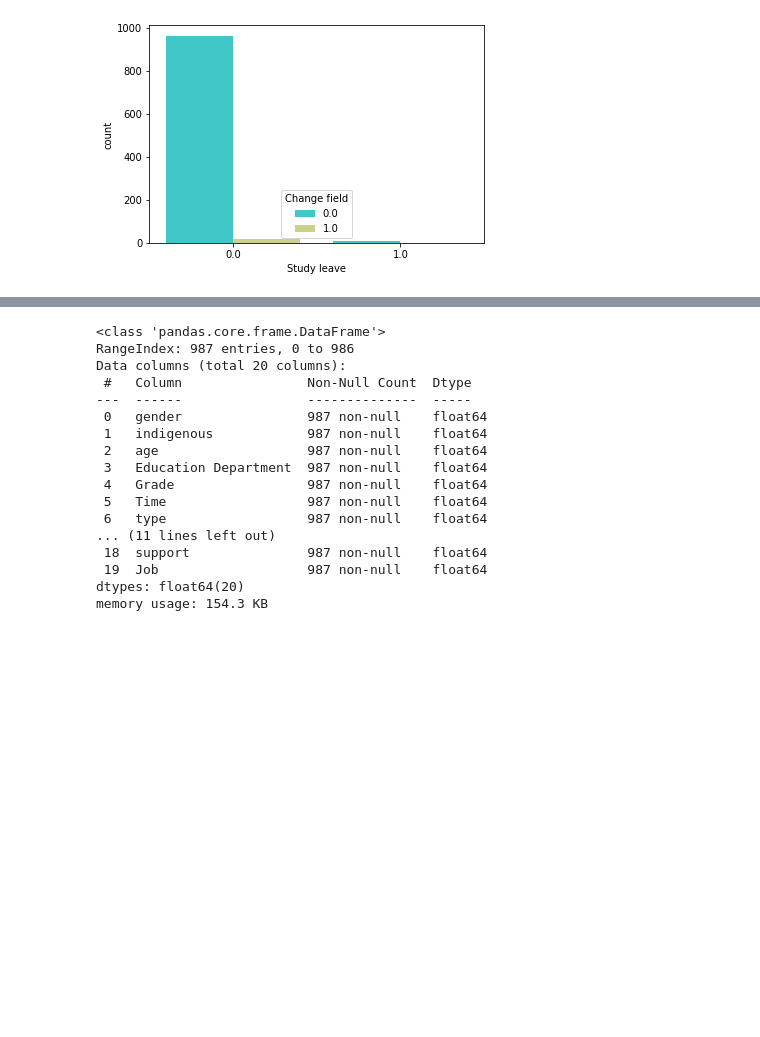
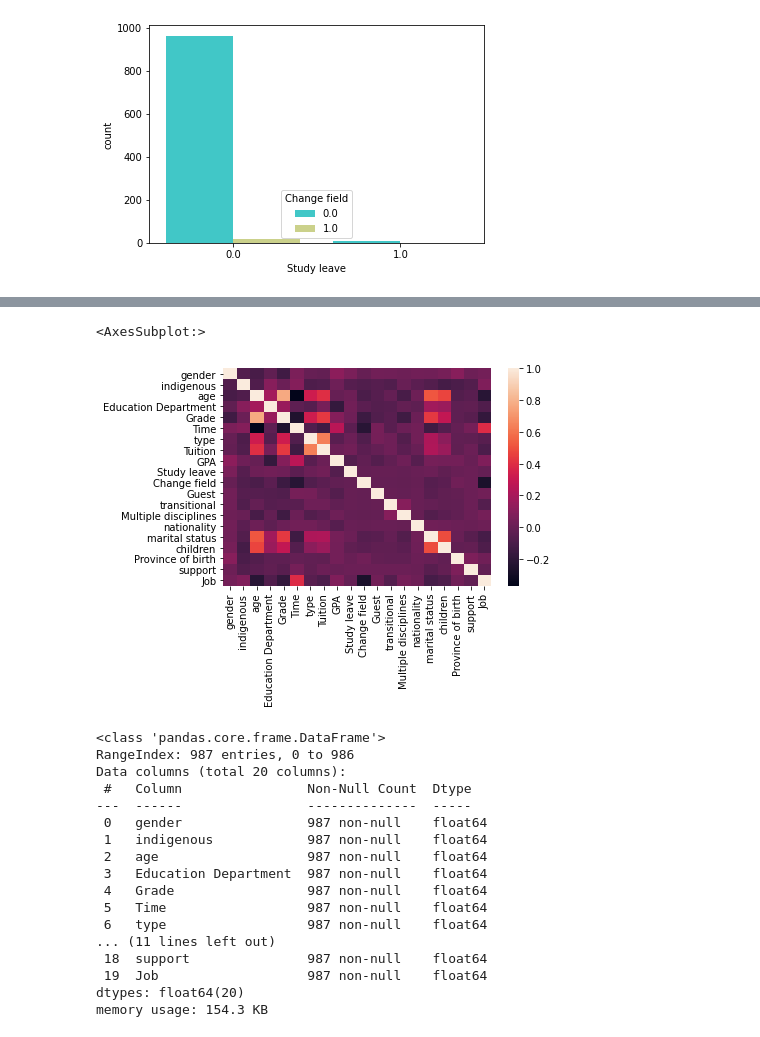
Before and after one commit to mghasemi19/ML_EconEduc, a Jupyter notebook: 04-Multinomial Regression.ipynb, the cells around one changed output, grey strips where cells are left out. Cells and saved outputs as stored; diff of their text form; code cells hidden in the pictures; blank space fills up the shorter version.

```diff
--- a/04-Multinomial Regression.ipynb
+++ b/04-Multinomial Regression.ipynb
@@ -45,3 +56,10 @@ sns.countplot(x='Study leave',hue='Change field',data=df_test,palette='rainbow')
+# %%
+#plt.figure(figsize=(8,5))
+#sns.heatmap(df_test.corr()[:5], annot=True)
+sns.heatmap(df_test.corr(), annot=False)
+# %% [output]
+<AxesSubplot:>
+[figure, added]
 # %%
 df_test = df_test.astype('float')
 df_test.info()
```
Also changed, not shown: parts of 8 cells of this notebook.
